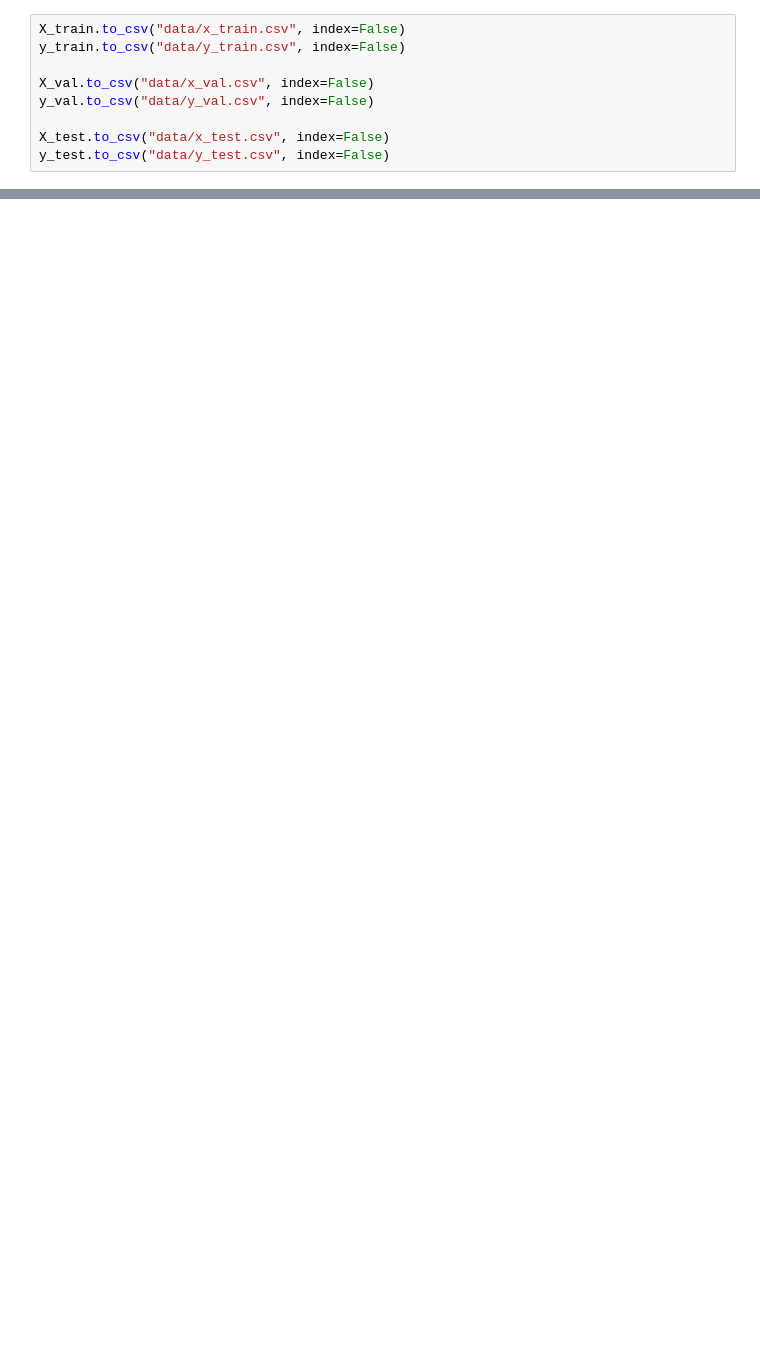
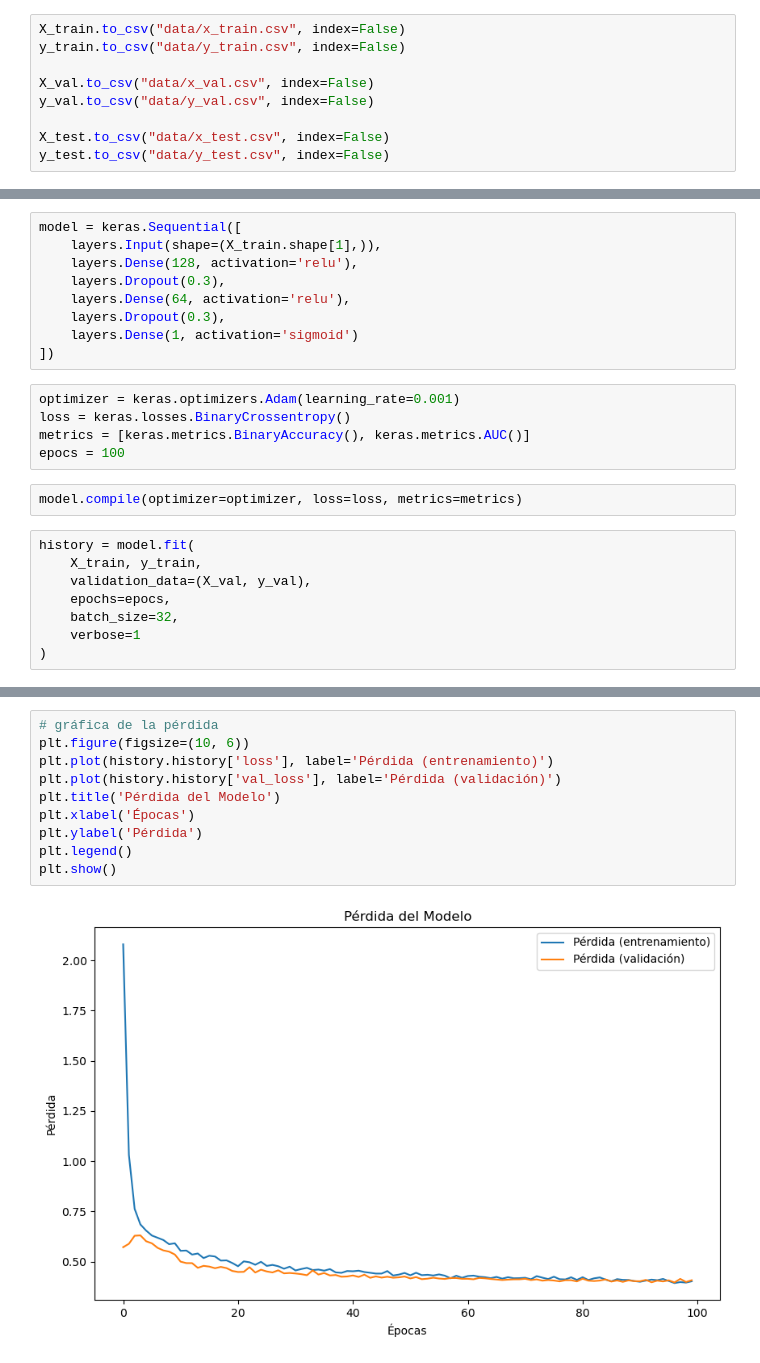
Before and after one commit to markalbrand56/SDS-Laboratorio-1, a Jupyter notebook: main.ipynb, the cells around one changed output, grey strips where cells are left out. Drawn from its saved outputs; the diff is of its cells as text; blank space fills up the shorter version.

```diff
--- a/main.ipynb
+++ b/main.ipynb
@@ -343,0 +356,24 @@ y_test.to_csv("data/y_test.csv", index=False)
+# %%
+model = keras.Sequential([
+    layers.Input(shape=(X_train.shape[1],)),
+    layers.Dense(128, activation='relu'),
+    layers.Dropout(0.3),
+    layers.Dense(64, activation='relu'),
+    layers.Dropout(0.3),
+    layers.Dense(1, activation='sigmoid')
+])
+# %%
+optimizer = keras.optimizers.Adam(learning_rate=0.001)
+loss = keras.losses.BinaryCrossentropy()
+metrics = [keras.metrics.BinaryAccuracy(), keras.metrics.AUC()]
+epocs = 100
+# %%
+model.compile(optimizer=optimizer, loss=loss, metrics=metrics)
+# %%
+history = model.fit(
+    X_train, y_train,
+    validation_data=(X_val, y_val),
+    epochs=epocs,
+    batch_size=32,
+    verbose=1
+)
@@ -343,0 +398,12 @@ y_test.to_csv("data/y_test.csv", index=False)
+# %%
+# gráfica de la pérdida
+plt.figure(figsize=(10, 6))
+plt.plot(history.history['loss'], label='Pérdida (entrenamiento)')
+plt.plot(history.history['val_loss'], label='Pérdida (validación)')
+plt.title('Pérdida del Modelo')
+plt.xlabel('Épocas')
+plt.ylabel('Pérdida')
+plt.legend()
+plt.show()
+# %% [output]
+[figure, added]
```
Also changed, not shown: parts of 21 cells of this notebook.
